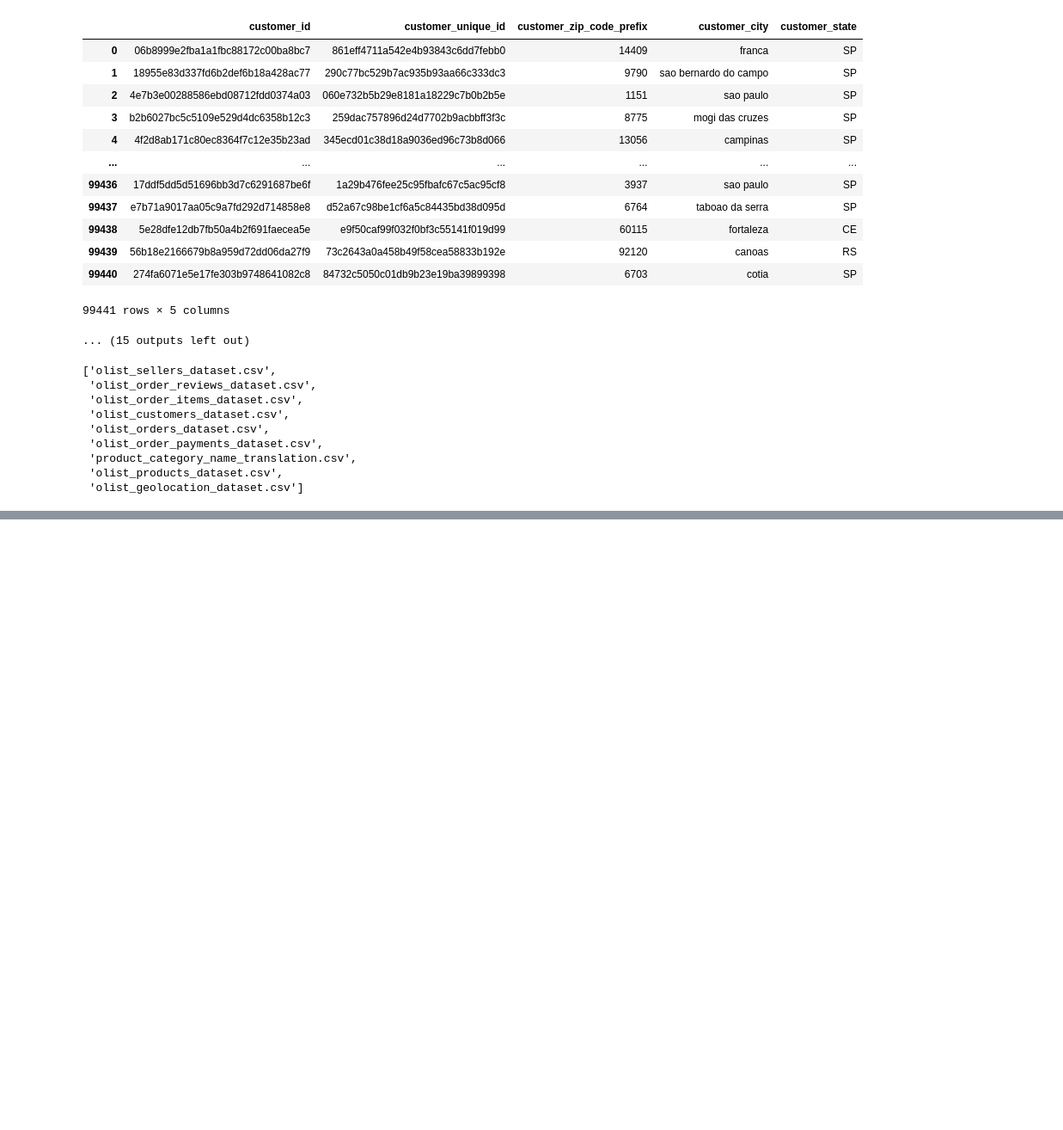
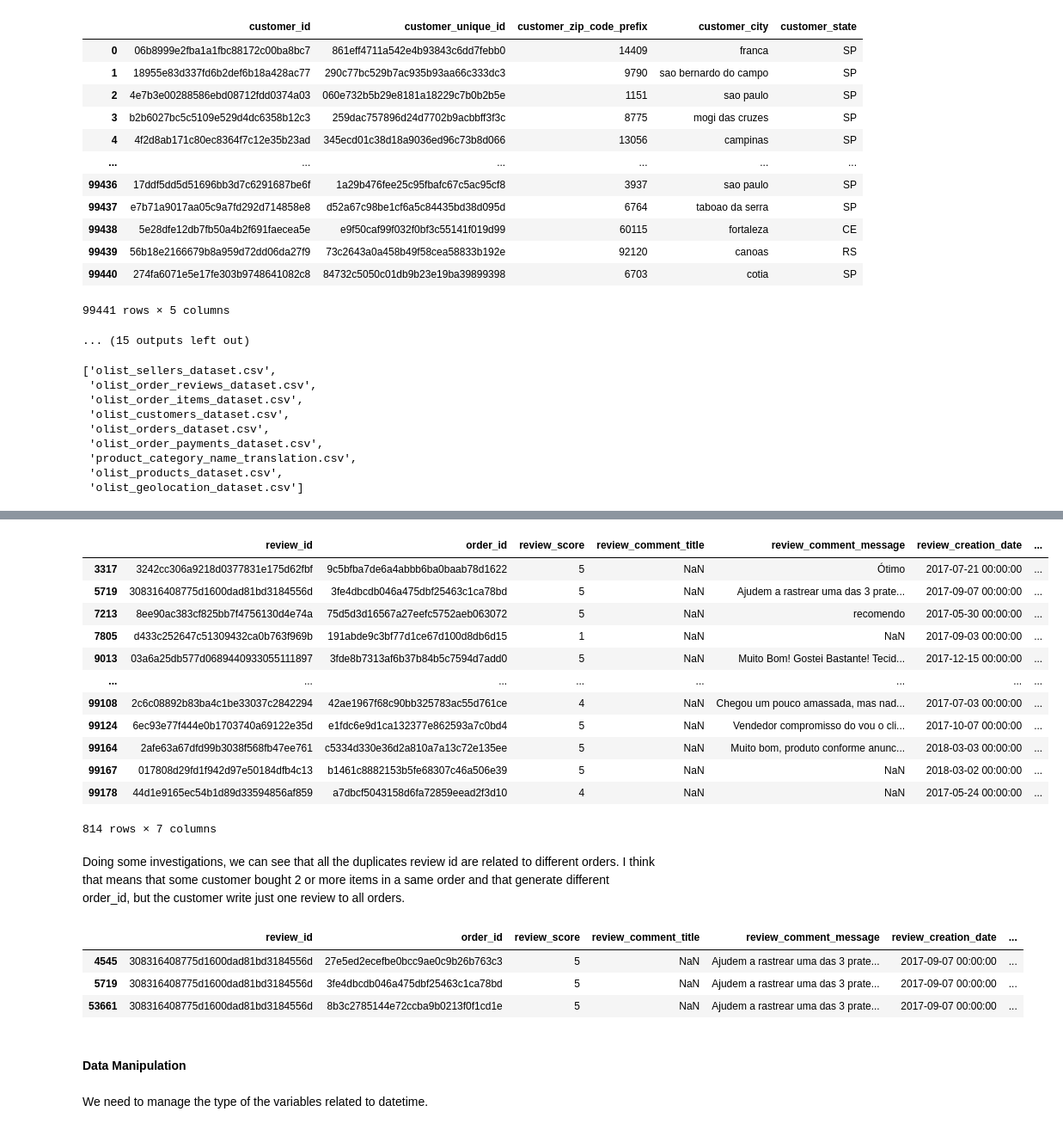
Before and after one commit to basmasirbal/Olist-Project, a Jupyter notebook: Olist-solution.ipynb, the cells around one changed output, grey strips where cells are left out. Shown at 86% size. Drawn from its saved outputs; the diff is of its cells as text; code cells hidden in the pictures; blank space fills up the shorter version.

```diff
--- a/Olist-solution.ipynb
+++ b/Olist-solution.ipynb
@@ -218,0 +363,3 @@ sellers
+# %%
+order_reviews = data['order_reviews']
+order_reviews
@@ -218,0 +444,31 @@ sellers
+# %%
+# calculating duplicates
+order_reviews[order_reviews['review_id'].duplicated() == True]
+# %% [output]
+|  | review_id | order_id | review_score | review_comment_title | review_comment_message | review_creation_date | ... |
+| 3317 | 3242cc306a9218d0377831e175d62fbf | 9c5bfba7de6a4abbb6ba0baab78d1622 | 5 | NaN | Ótimo | 2017-07-21 00:00:00 | ... |
+| 5719 | 308316408775d1600dad81bd3184556d | 3fe4dbcdb046a475dbf25463c1ca78bd | 5 | NaN | Ajudem a rastrear uma das 3 prate... | 2017-09-07 00:00:00 | ... |
+| 7213 | 8ee90ac383cf825bb7f4756130d4e74a | 75d5d3d16567a27eefc5752aeb063072 | 5 | NaN | recomendo | 2017-05-30 00:00:00 | ... |
+| 7805 | d433c252647c51309432ca0b763f969b | 191abde9c3bf77d1ce67d100d8db6d15 | 1 | NaN | NaN | 2017-09-03 00:00:00 | ... |
+| 9013 | 03a6a25db577d0689440933055111897 | 3fde8b7313af6b37b84b5c7594d7add0 | 5 | NaN | Muito Bom! Gostei Bastante! Tecid... | 2017-12-15 00:00:00 | ... |
+| ... | ... | ... | ... | ... | ... | ... | ... |
+| 99108 | 2c6c08892b83ba4c1be33037c2842294 | 42ae1967f68c90bb325783ac55d761ce | 4 | NaN | Chegou um pouco amassada, mas nad... | 2017-07-03 00:00:00 | ... |
+| 99124 | 6ec93e77f444e0b1703740a69122e35d | e1fdc6e9d1ca132377e862593a7c0bd4 | 5 | NaN | Vendedor compromisso do vou o cli... | 2017-10-07 00:00:00 | ... |
+| 99164 | 2afe63a67dfd99b3038f568fb47ee761 | c5334d330e36d2a810a7a13c72e135ee | 5 | NaN | Muito bom, produto conforme anunc... | 2018-03-03 00:00:00 | ... |
+| 99167 | 017808d29fd1f942d97e50184dfb4c13 | b1461c8882153b5fe68307c46a506e39 | 5 | NaN | NaN | 2018-03-02 00:00:00 | ... |
+| 99178 | 44d1e9165ec54b1d89d33594856af859 | a7dbcf5043158d6fa72859eead2f3d10 | 4 | NaN | NaN | 2017-05-24 00:00:00 | ... |
+814 rows × 7 columns
+# %% [markdown]
+Doing some investigations, we can see that all the duplicates review id are related to different orders. I think that means that some customer bought 2 or more items in a same order and that generate different order_id, but the customer write just one review to all orders.
+# %%
+# example
+order_reviews[order_reviews['review_id'] == '308316408775d1600dad81bd3184556d']
+# %% [output]
+|  | review_id | order_id | review_score | review_comment_title | review_comment_message | review_creation_date | ... |
+| 4545 | 308316408775d1600dad81bd3184556d | 27e5ed2ecefbe0bcc9ae0c9b26b763c3 | 5 | NaN | Ajudem a rastrear uma das 3 prate... | 2017-09-07 00:00:00 | ... |
+| 5719 | 308316408775d1600dad81bd3184556d | 3fe4dbcdb046a475dbf25463c1ca78bd | 5 | NaN | Ajudem a rastrear uma das 3 prate... | 2017-09-07 00:00:00 | ... |
+| 53661 | 308316408775d1600dad81bd3184556d | 8b3c2785144e72ccba9b0213f0f1cd1e | 5 | NaN | Ajudem a rastrear uma das 3 prate... | 2017-09-07 00:00:00 | ... |
+# %% [markdown]
+#### Data Manipulation
+# %% [markdown]
+We need to manage the type of the variables related to datetime.
```
Also changed, not shown: parts of 45 cells of this notebook.
